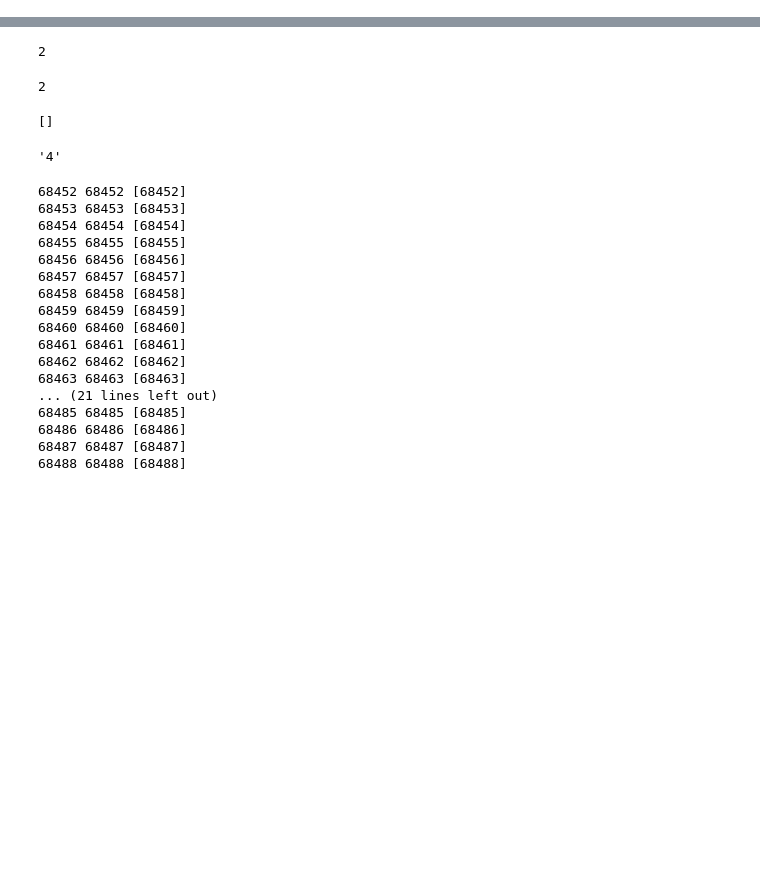
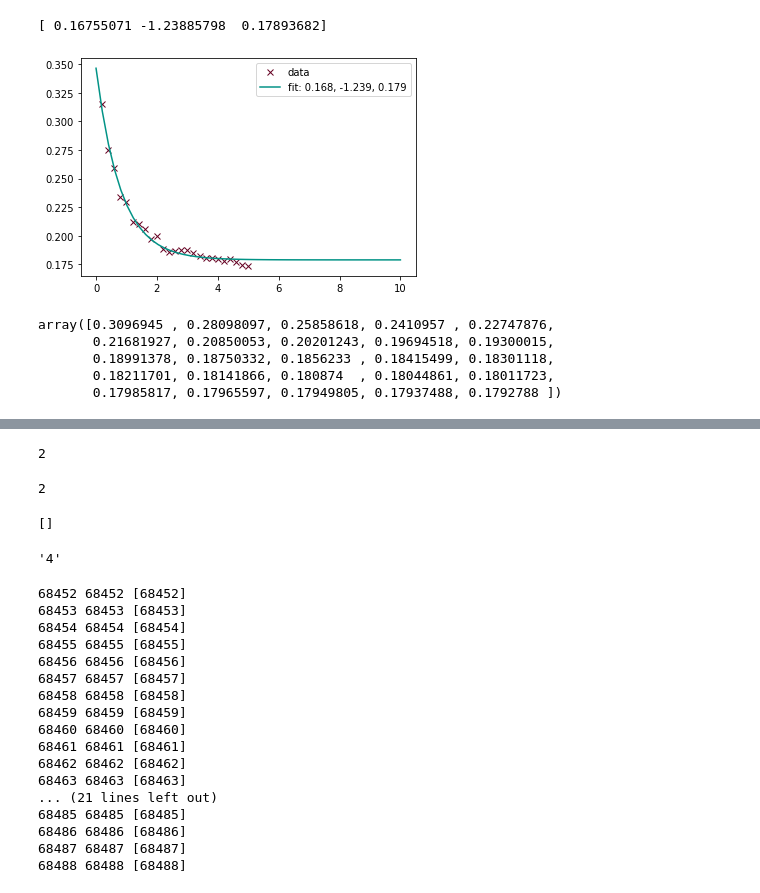
Before and after one commit to BryceEakin/COVID, a Jupyter notebook: Model Prototyping.ipynb, the cells around one changed output, grey strips where cells are left out. Cells and saved outputs as stored; diff of their text form; code cells hidden in the pictures; blank space fills up the shorter version.

```diff
--- a/Model Prototyping.ipynb
+++ b/Model Prototyping.ipynb
@@ -43,0 +143,10 @@ mt
+# %%
+exponential_regression(v_x, v_loss)
+# %% [output]
+[ 0.16755071 -1.23885798  0.17893682]
+[figure, added]
+array([0.3096945 , 0.28098097, 0.25858618, 0.2410957 , 0.22747876,
+       0.21681927, 0.20850053, 0.20201243, 0.19694518, 0.19300015,
+       0.18991378, 0.18750332, 0.1856233 , 0.18415499, 0.18301118,
+       0.18211701, 0.18141866, 0.180874  , 0.18044861, 0.18011723,
+       0.17985817, 0.17965597, 0.17949805, 0.17937488, 0.1792788 ])
```
Also changed, not shown: parts of 15 cells of this notebook, 3 other files.
